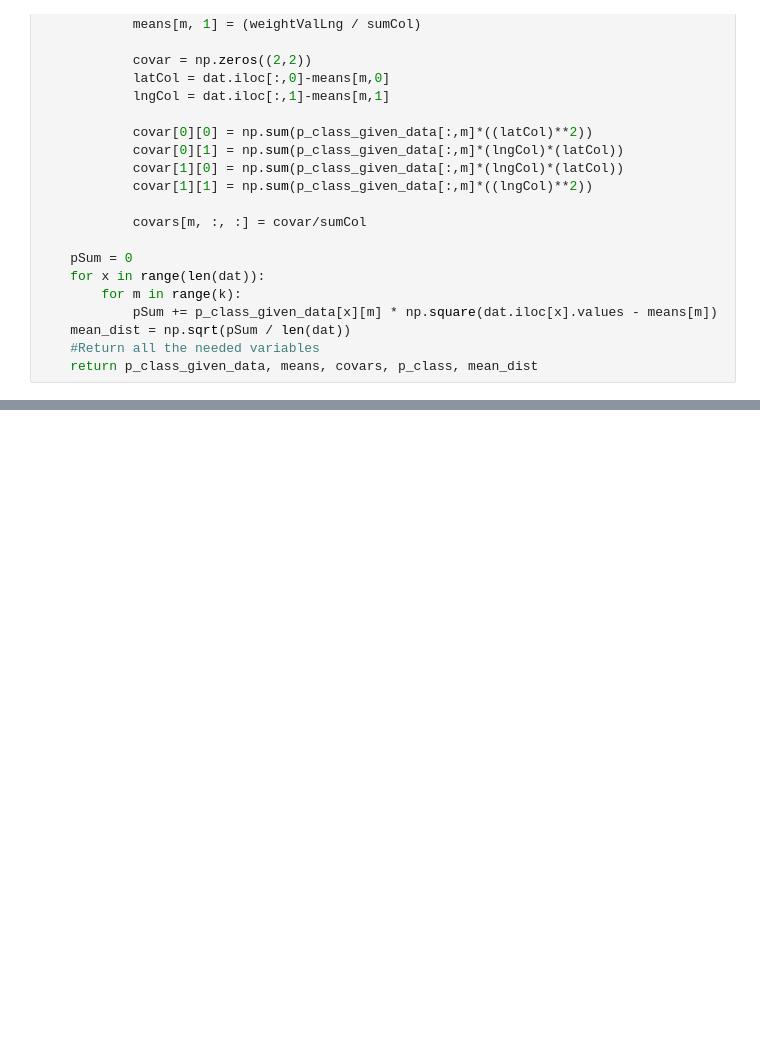
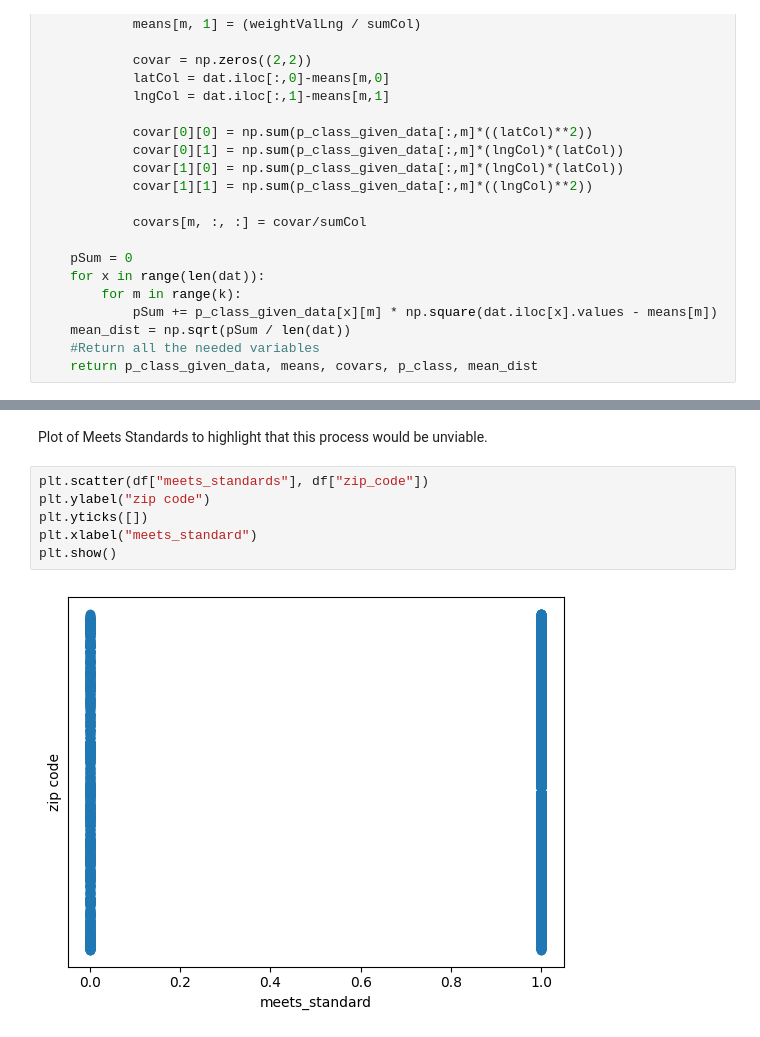
Before and after one commit to filip-r-casey/Hospital-Compliance, a Jupyter notebook: EM.ipynb, the cells around one changed output, grey strips where cells are left out. Saved outputs shown, nothing was run; the diff lists cells and outputs as text; blank space fills up the shorter version.

```diff
--- a/EM.ipynb
+++ b/EM.ipynb
@@ -113,0 +122,10 @@ df_bedMed["zip_code"] = pd.to_numeric(df_bedMed["zip_code"])
+# %% [markdown]
+Plot of Meets Standards to highlight that this process would be unviable.
+# %%
+plt.scatter(df["meets_standards"], df["zip_code"])
+plt.ylabel("zip code")
+plt.yticks([])
+plt.xlabel("meets_standard")
+plt.show()
+# %% [output]
+[figure, added]
```
Also changed, not shown: parts of 22 cells of this notebook, 5 other files.
